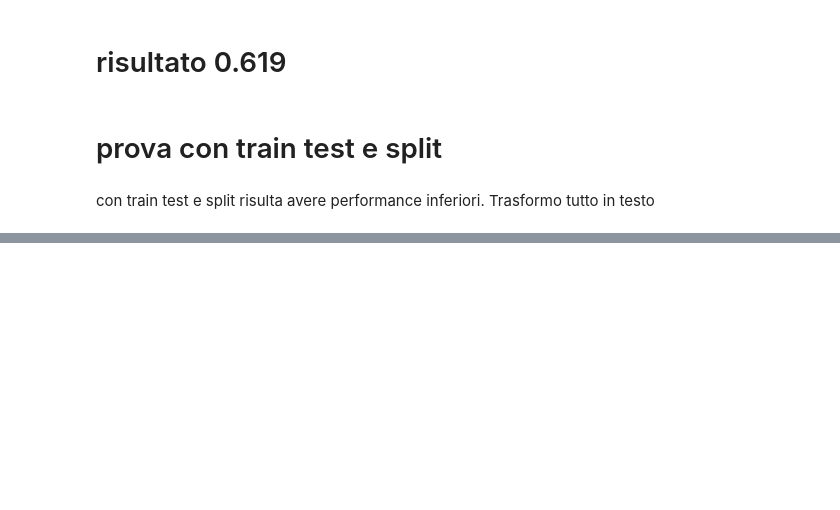
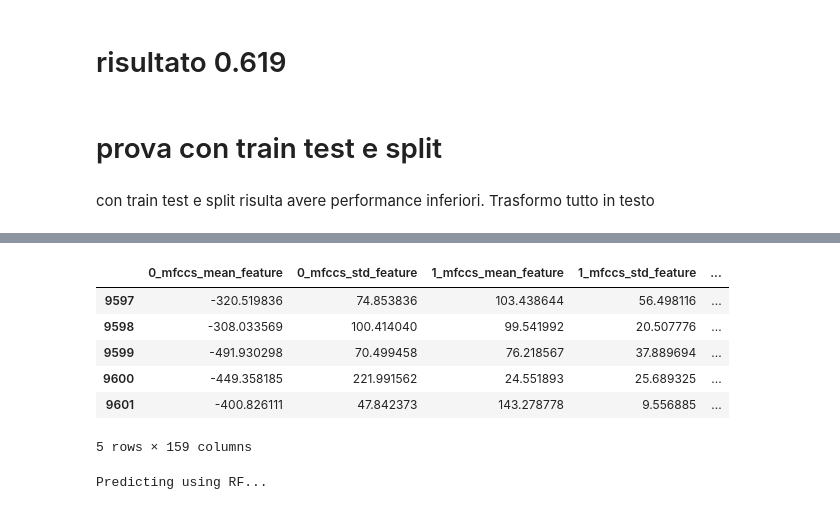
Before and after one commit to notlosca/audio_emotion_classification, a Jupyter notebook: first_trial.ipynb, the cells around one changed output, grey strips where cells are left out. Cells and saved outputs as stored; diff of their text form; code cells hidden in the pictures; blank space fills up the shorter version.

```diff
--- a/first_trial.ipynb
+++ b/first_trial.ipynb
@@ -322,0 +406,55 @@ con train test e split risulta avere performance inferiori. Trasformo tutto in t
+# %%
+# eval
+import librosa
+
+d = dict()
+for filename in tqdm(eval_df.filename):
+    d1 = dict()
+    y, sr = librosa.load(audio_path+filename, sr=None)
+    d1['duration'] = y.shape[0]/sr
+    mfccs = librosa.feature.mfcc(y=y, sr=sr, n_mfcc=13)
+    delta_mfcc = librosa.feature.delta(mfccs, order=1)
+    delta2_mfcc = librosa.feature.delta(mfccs, order=2)
+    d1['mfccs'] = np.concatenate([mfccs, delta_mfcc, delta2_mfcc])
+
+    d1['zcr'] = librosa.feature.zero_crossing_rate(y)
+    d[(int)(filename.split('.')[0])] = d1
+
+eval_temp_df = pd.DataFrame.from_dict(d).T
+
+#temp_df['encoded_emotion'] = df.encoded_emotion
+#temp_df['max_sample'] = temp_df['samples'].map(lambda x: max(x))
+eval_temp_df = eval_temp_df.astype({'duration':float})
+eval_temp_df.head()
+
+prova = dict()
+for row in eval_temp_df.index:
+    for f in features:
+        prova[row] = compute_feature(flatten(divide_matrix(eval_temp_df[f].loc[row], num_rows=n, num_columns=n)), prefix=f)
+
+
+n_df = pd.DataFrame.from_dict(prova).T
+n_df['duration'] = eval_temp_df.duration
+n_df['min_zcr'] = eval_temp_df.zcr.map(lambda x: min(flatten(list(x))))
+n_df['max_zcr'] = eval_temp_df.zcr.map(lambda x: max(flatten(list(x))))
+n_df.head()
+# %% [output]
+|  | 0_mfccs_mean_feature | 0_mfccs_std_feature | 1_mfccs_mean_feature | 1_mfccs_std_feature | ... |
+| 9597 | -320.519836 | 74.853836 | 103.438644 | 56.498116 | ... |
+| 9598 | -308.033569 | 100.414040 | 99.541992 | 20.507776 | ... |
+| 9599 | -491.930298 | 70.499458 | 76.218567 | 37.889694 | ... |
+| 9600 | -449.358185 | 221.991562 | 24.551893 | 25.689325 | ... |
+| 9601 | -400.826111 | 47.842373 | 143.278778 | 9.556885 | ... |
+5 rows × 159 columns
+# %%
+print('Predicting using RF...')
+preds = rf.predict(n_df)
+
+lista_finale = []
+preds_ser = pd.Series(preds)
+for id, label in zip(n_df.index, preds_ser.map({v:k for k,v in labels_dict.items()})):
+    lista_finale.append((f'{id}.wav', label))
+df_finale = pd.DataFrame(lista_finale, columns=['Id', 'Predicted'])
+df_finale.to_csv(path_or_buf=path+'/mfccs_features_results.csv', header=True, index=False)
+# %% [output]
+Predicting using RF...
```
Also changed, not shown: parts of 12 cells of this notebook, 2 other files.
